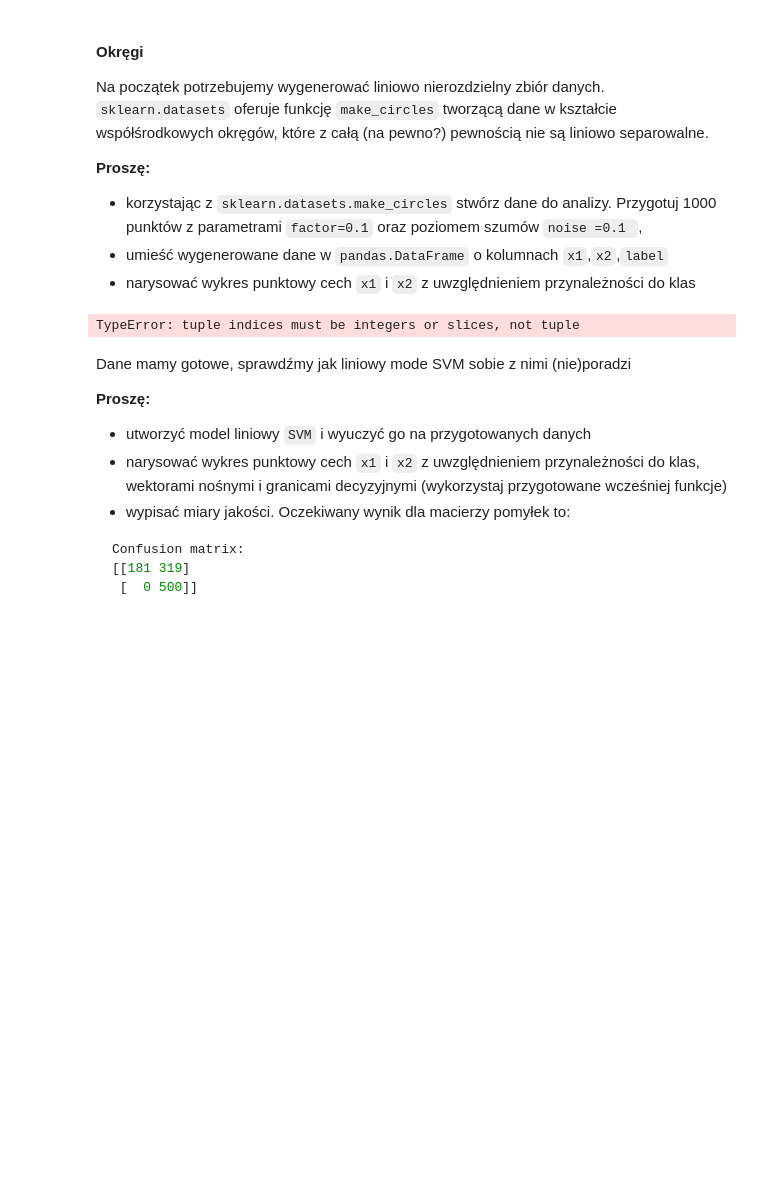
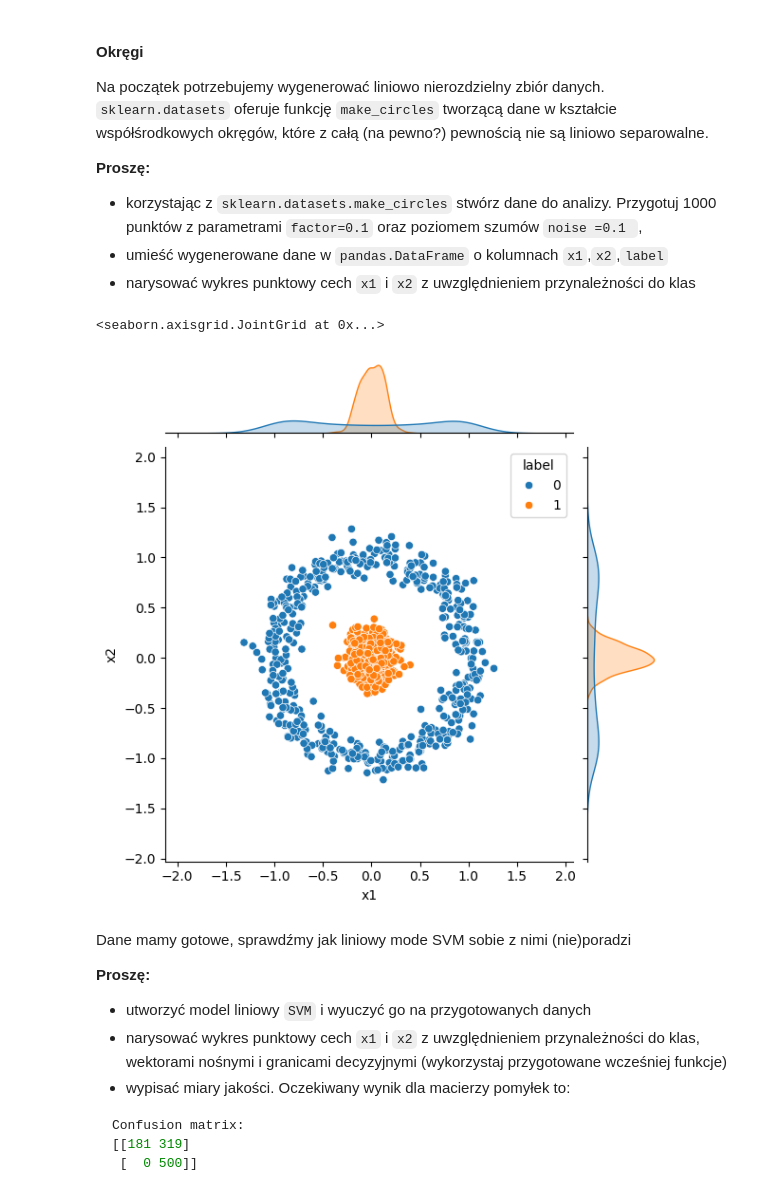
Before and after one commit to m-warda/ML2627, a Jupyter notebook: 07_SVM.ipynb, the cells around one changed output. Drawn from its saved outputs; the diff is of its cells as text; code cells hidden in the pictures; blank space fills up the shorter version.

```diff
--- a/07_SVM.ipynb
+++ b/07_SVM.ipynb
@@ -328,10 +328,14 @@ Na początek potrzebujemy wygenerować liniowo nierozdzielny zbiór danych. `skl
 * narysować wykres punktowy cech `x1` i `x2` z uwzględnieniem przynależności do klas
 # %%
 circles=datasets.make_circles(n_samples=1000,factor=0.1,noise=0.1)
-cdf=pd.DataFrame(circles[0,:],columns=['x1','x2','label'])
+cdf=pd.DataFrame(circles[0],columns=['x1','x2'])
+cdf['label']=circles[1]
 cdf.head()
+chosenf=['x1','x2']
+sns.jointplot(x=chosenf[0], y=chosenf[1], data=cdf, hue='label')
 # %% [output]
-TypeError: tuple indices must be integers or slices, not tuple
+<seaborn.axisgrid.JointGrid at 0x...>
+[figure, added]
 # %% [markdown]
 Dane mamy gotowe, sprawdźmy jak liniowy mode SVM sobie z nimi (nie)poradzi
 
```
Also changed, not shown: parts of 4 cells of this notebook.
